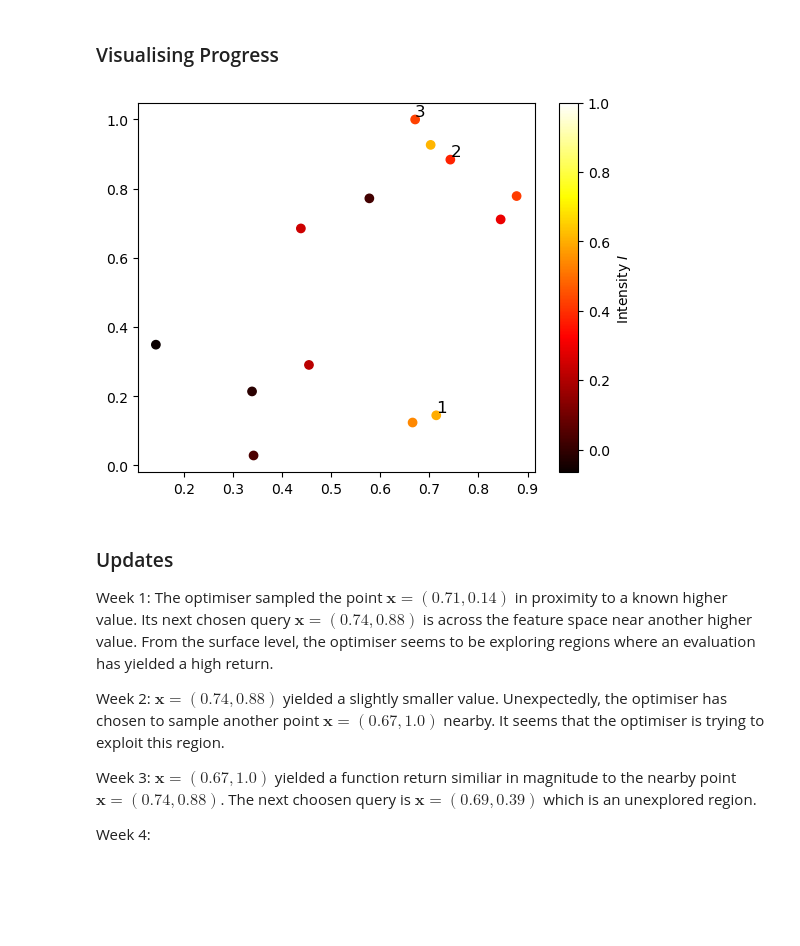
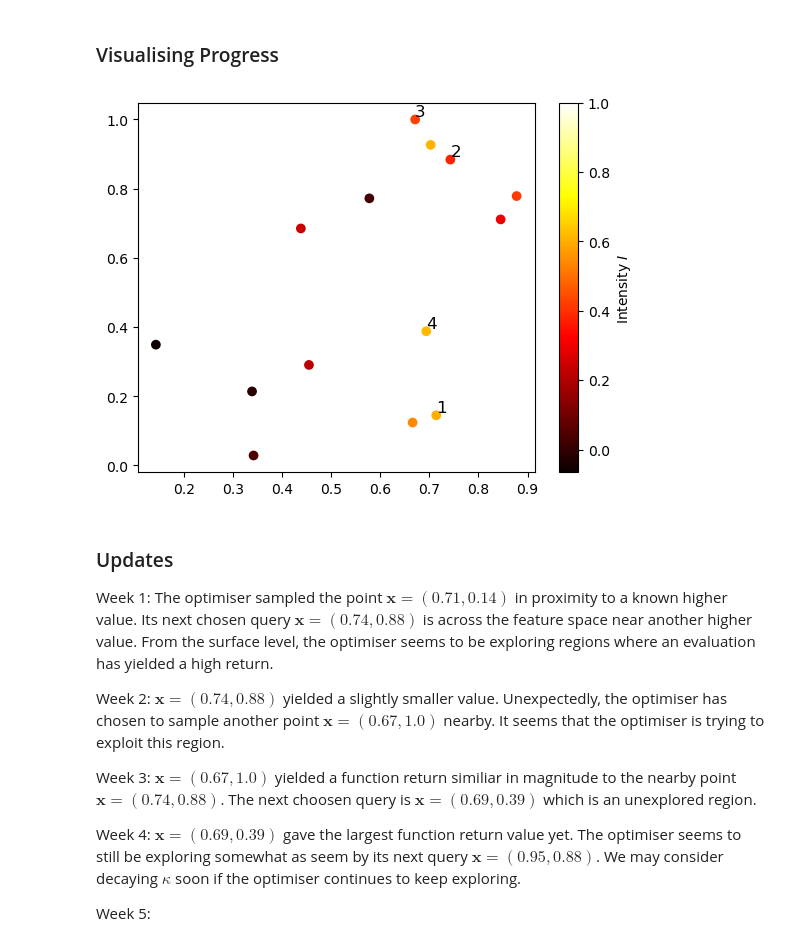
Before and after one commit to prithvi-ramrucha/Capstone-Project, a Jupyter notebook: Function 2/Function 2.ipynb, the cells around one changed output. Drawn from its saved outputs; the diff is of its cells as text; code cells hidden in the pictures; blank space fills up the shorter version.

Commit message:
generating week 5 queries, commit (1/2).

```diff
--- a/Function 2/Function 2.ipynb
+++ b/Function 2/Function 2.ipynb
@@ -176,36 +176,38 @@ X, y = np.load("initial_inputs.npy"), np.load("initial_outputs.npy")
 # New evaluations,
 X_new = [[0.714022, 0.144772],
          [0.742752, 0.883975],
-         [0.671032198675634, 1.0]
+         [0.671032198675634, 1.0],
+         [0.693657329560127, 0.387796793163461]
 ]
 
 y_new = [0.5974724463060992,
          0.3768987459655726,
-         0.428581720970266]
+         0.428581720970266,
+         0.618115021297223]
 
 # Concatenating,
 X = np.concatenate((X, X_new), axis=0)
 y = np.concatenate((y, y_new), axis=0)
 
 # Plotting,
 plt.scatter(X.T[0], X.T[1], c=y, cmap="hot", vmax=1)
 plt.plot()
 plt.colorbar(label="Intensity $I$")
 
 for i, (x1, x2) in enumerate(X_new):
     plt.text(
         x1,
         x2,
         str(i + 1),
         color="black",
         fontsize=12,
         ha="left",
         va="bottom"
     )
 
 plt.show()
 # %% [output]
-[figure, old version]
+[figure, new version]
 # %% [markdown]
 ### Updates
 
@@ -213,6 +215,8 @@ Week 1: The optimiser sampled the point $\mathbf{x} = (0.71, 0.14)$ in proximity
 
 Week 2: $\mathbf{x} = (0.74, 0.88)$ yielded a slightly smaller value. Unexpectedly, the optimiser has chosen to sample another point $\mathbf{x} = (0.67, 1.0)$ nearby. It seems that the optimiser is trying to exploit this region.
 
-Week 3: $\mathbf{x} = (0.67, 1.0)$ yielded a function return similiar in magnitude to the nearby point$\mathbf{x} = (0.74, 0.88)$. The next choosen query is $\mathbf{x} = (0.69, 0.39)$ which is an unexplored region.
+Week 3: $\mathbf{x} = (0.67, 1.0)$ yielded a function return similiar in magnitude to the nearby point $\mathbf{x} = (0.74, 0.88)$. The next choosen query is $\mathbf{x} = (0.69, 0.39)$ which is an unexplored region.
 
-Week 4:
+Week 4: $\mathbf{x} = (0.69, 0.39)$ gave the largest function return value yet. The optimiser seems to still be exploring somewhat as seem by its next query $\mathbf{x} = (0.95, 0.88)$. We may consider decaying $\kappa$ soon if the optimiser continues to keep exploring.
+
+Week 5:
```
Also changed, not shown: parts of 2 cells of this notebook, 20 other files.
